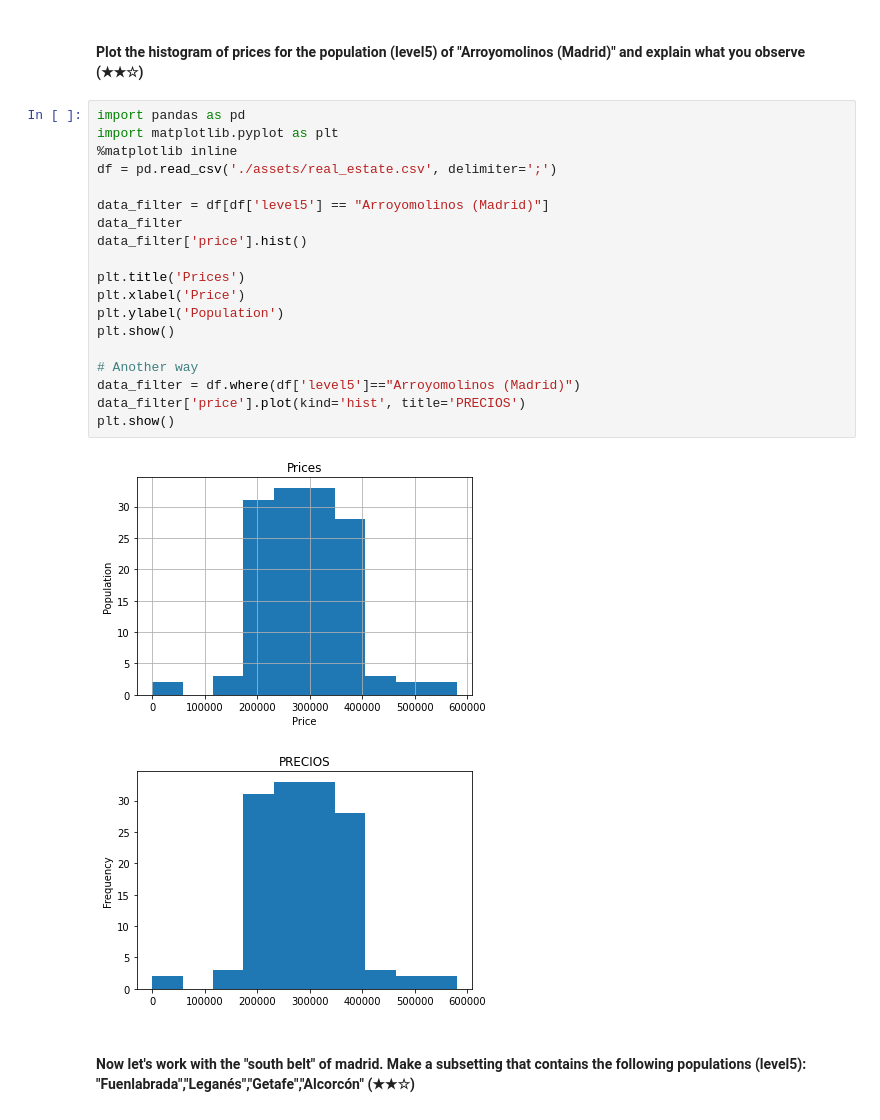
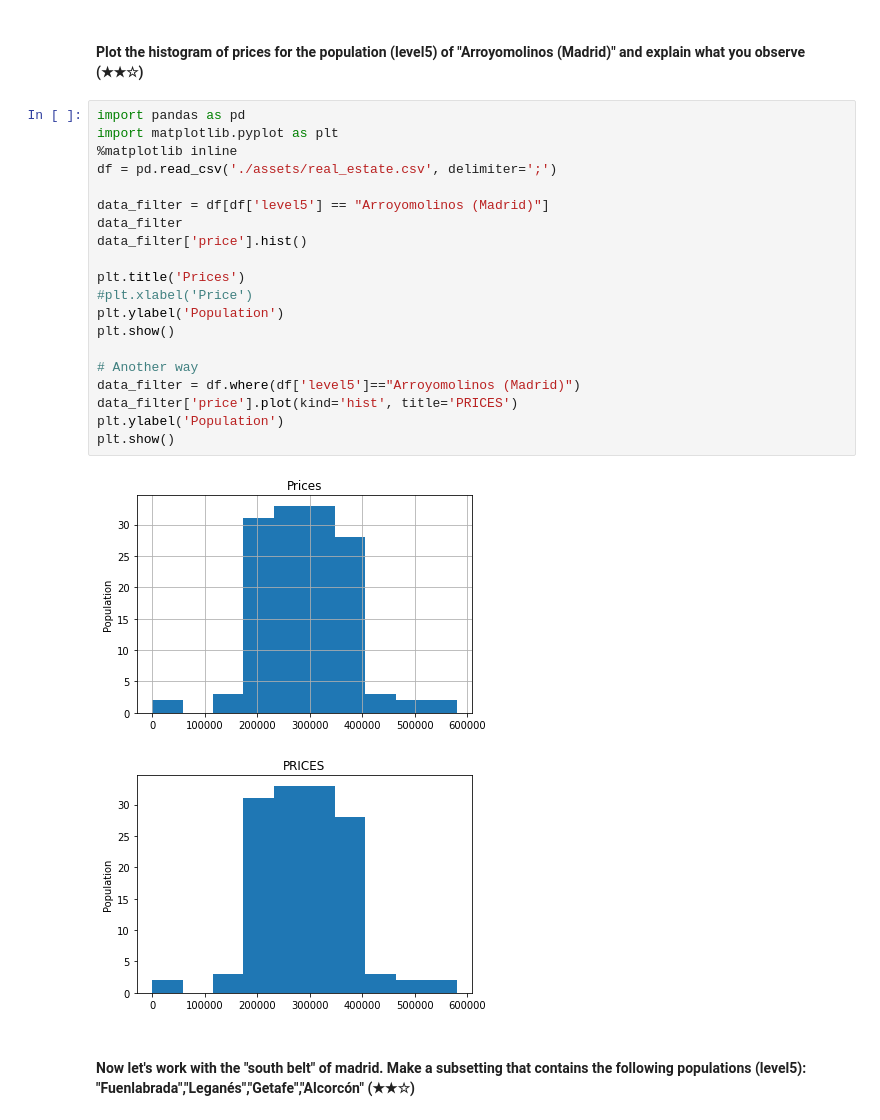
Before and after one commit to xalejandrow/realestate-datacleanup-exercise, a Jupyter notebook: project.ipynb, the cells around one changed output. Cells and saved outputs as stored; diff of their text form.

```diff
--- a/project.ipynb
+++ b/project.ipynb
@@ -321,24 +320,25 @@ Mean price of Arroyomolinos (Madrid):  294541.59854014596
 # %%
 import pandas as pd
 import matplotlib.pyplot as plt
 %matplotlib inline
 df = pd.read_csv('./assets/real_estate.csv', delimiter=';')
 
 data_filter = df[df['level5'] == "Arroyomolinos (Madrid)"]
 data_filter
 data_filter['price'].hist()
 
 plt.title('Prices')
-plt.xlabel('Price')
+#plt.xlabel('Price')
 plt.ylabel('Population')
 plt.show()
 
 # Another way
 data_filter = df.where(df['level5']=="Arroyomolinos (Madrid)")
-data_filter['price'].plot(kind='hist', title='PRECIOS')
+data_filter['price'].plot(kind='hist', title='PRICES')
+plt.ylabel('Population')
 plt.show()
 # %% [output]
-[figure, old version]
+[figure, new version]
-[figure, old version]
+[figure, new version]
 # %% [markdown]
 #### Now let's work with the "south belt" of madrid. Make a subsetting that contains the following populations (level5): "Fuenlabrada","Leganés","Getafe","Alcorcón" (★★☆)
```
Also changed, not shown: parts of 8 cells of this notebook.
